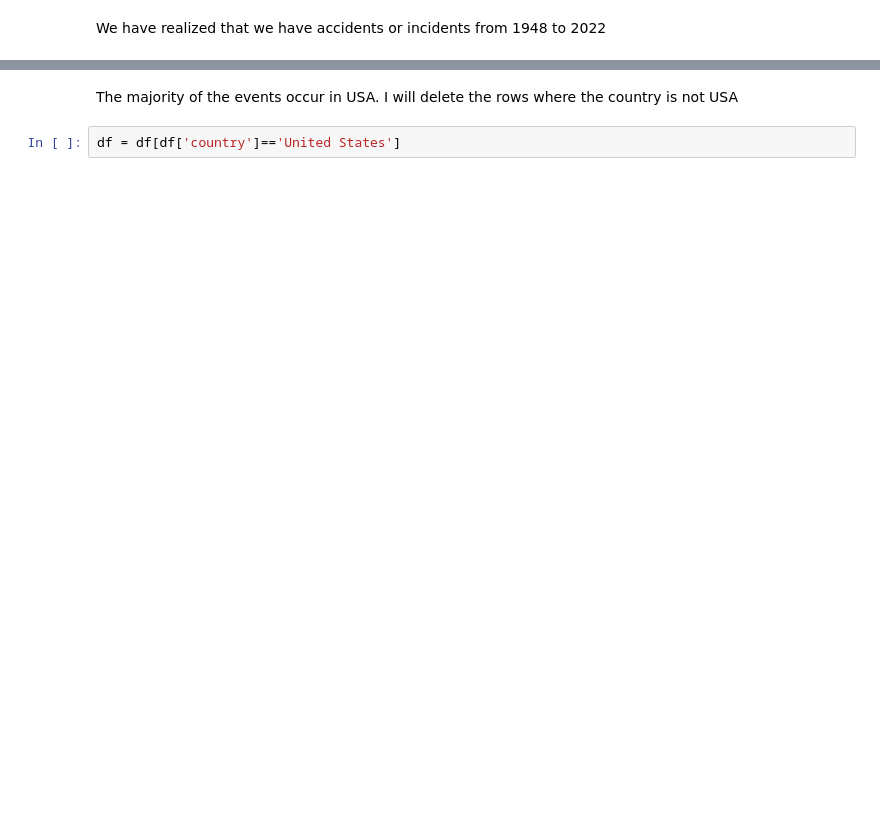
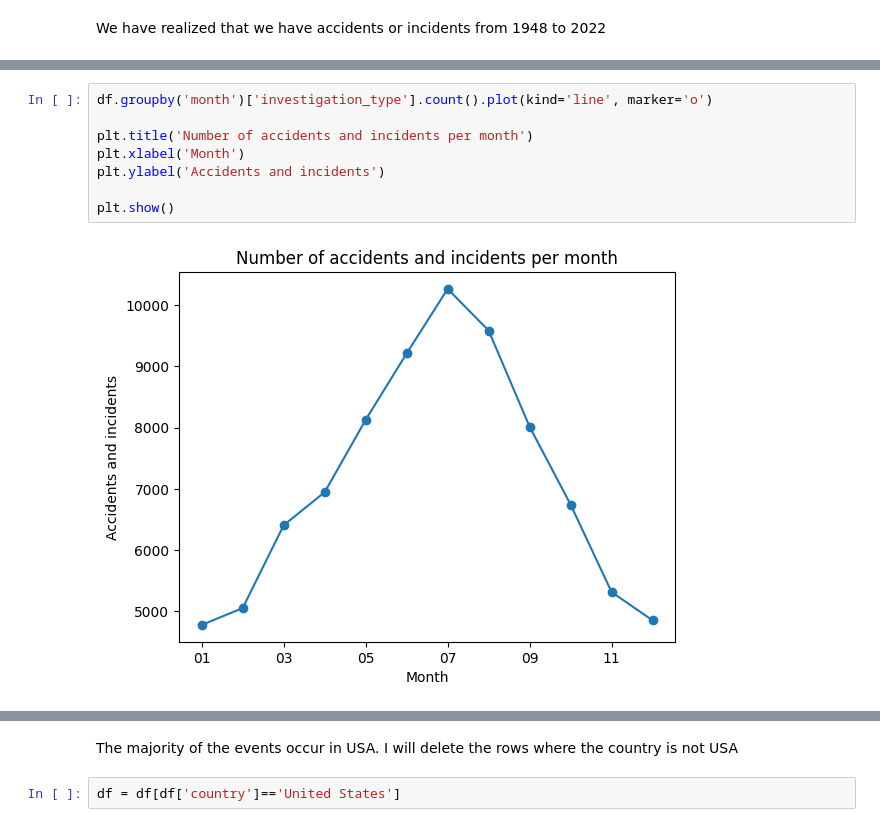
Before and after one commit to mbarriola96/Aircraft_safety_analysis, a Jupyter notebook: 00_data_understanding.ipynb, the cells around one changed output, grey strips where cells are left out. Saved outputs shown, nothing was run; the diff lists cells and outputs as text; blank space fills up the shorter version.

```diff
--- a/00_data_understanding.ipynb
+++ b/00_data_understanding.ipynb
@@ -383,0 +552,10 @@ Country
+# %%
+df.groupby('month')['investigation_type'].count().plot(kind='line', marker='o')
+
+plt.title('Number of accidents and incidents per month')
+plt.xlabel('Month')
+plt.ylabel('Accidents and incidents')
+
+plt.show()
+# %% [output]
+[figure, added]
```
Also changed, not shown: parts of 173 cells of this notebook.
